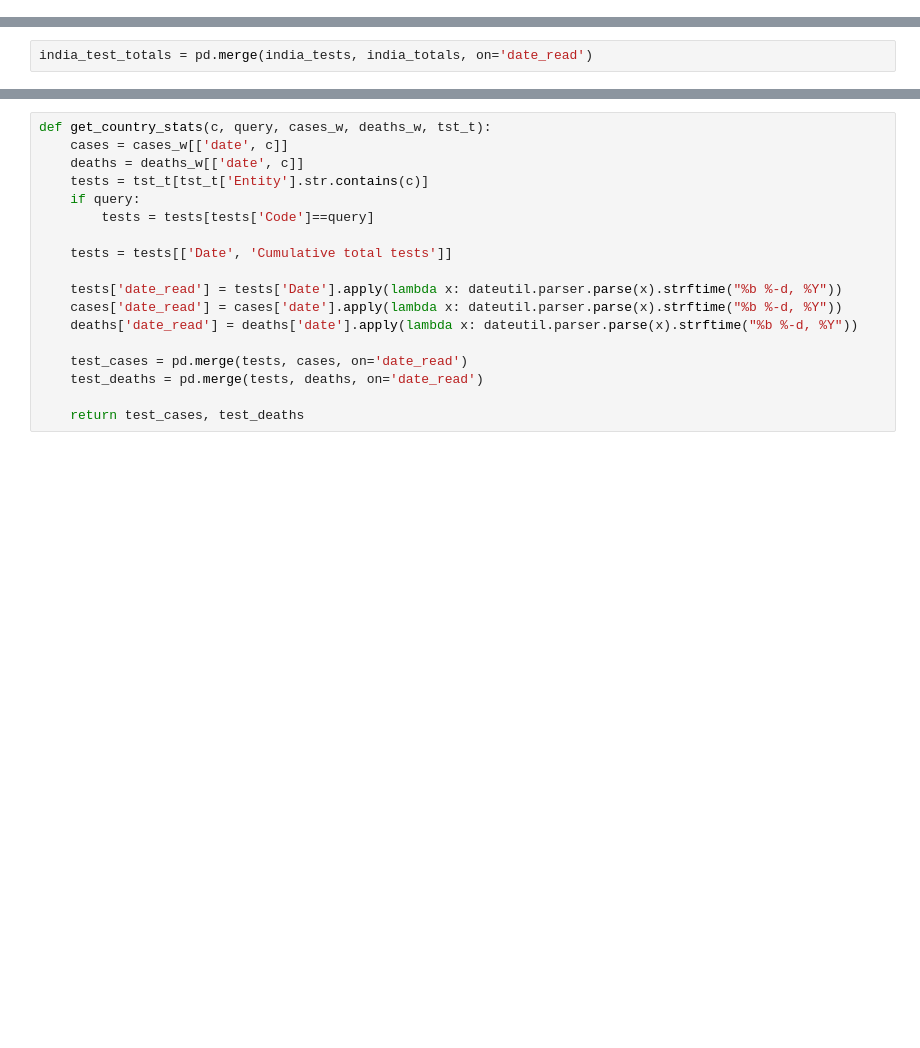
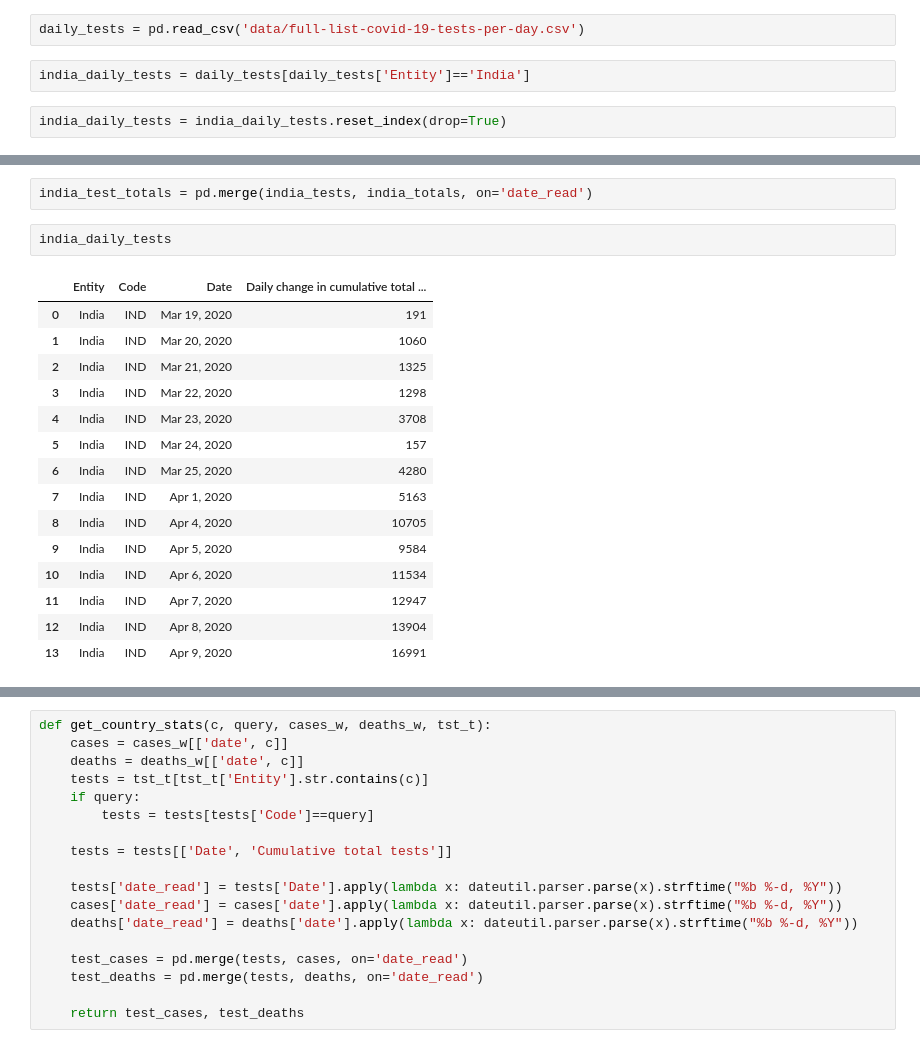
Before and after one commit to 4m4n5/covid-india, a Jupyter notebook: main.ipynb, the cells around one changed output, grey strips where cells are left out. Drawn from its saved outputs; the diff is of its cells as text; blank space fills up the shorter version.

```diff
--- a/main.ipynb
+++ b/main.ipynb
@@ -83,0 +106,6 @@ india_totals.head()
+# %%
+daily_tests = pd.read_csv('data/full-list-covid-19-tests-per-day.csv')
+# %%
+india_daily_tests = daily_tests[daily_tests['Entity']=='India']
+# %%
+india_daily_tests = india_daily_tests.reset_index(drop=True)
@@ -118,3 +174,21 @@ tst_t
 india_tests = india_tests.reset_index(drop=True)
 # %%
 india_test_totals = pd.merge(india_tests, india_totals, on='date_read')
+# %%
+india_daily_tests
+# %% [output]
+|  | Entity | Code | Date | Daily change in cumulative total ... |
+| 0 | India | IND | Mar 19, 2020 | 191 |
+| 1 | India | IND | Mar 20, 2020 | 1060 |
+| 2 | India | IND | Mar 21, 2020 | 1325 |
+| 3 | India | IND | Mar 22, 2020 | 1298 |
+| 4 | India | IND | Mar 23, 2020 | 3708 |
+| 5 | India | IND | Mar 24, 2020 | 157 |
+| 6 | India | IND | Mar 25, 2020 | 4280 |
+| 7 | India | IND | Apr 1, 2020 | 5163 |
+| 8 | India | IND | Apr 4, 2020 | 10705 |
+| 9 | India | IND | Apr 5, 2020 | 9584 |
+| 10 | India | IND | Apr 6, 2020 | 11534 |
+| 11 | India | IND | Apr 7, 2020 | 12947 |
+| 12 | India | IND | Apr 8, 2020 | 13904 |
+| 13 | India | IND | Apr 9, 2020 | 16991 |
```
Also changed, not shown: parts of 26 cells of this notebook, 6 other files.
